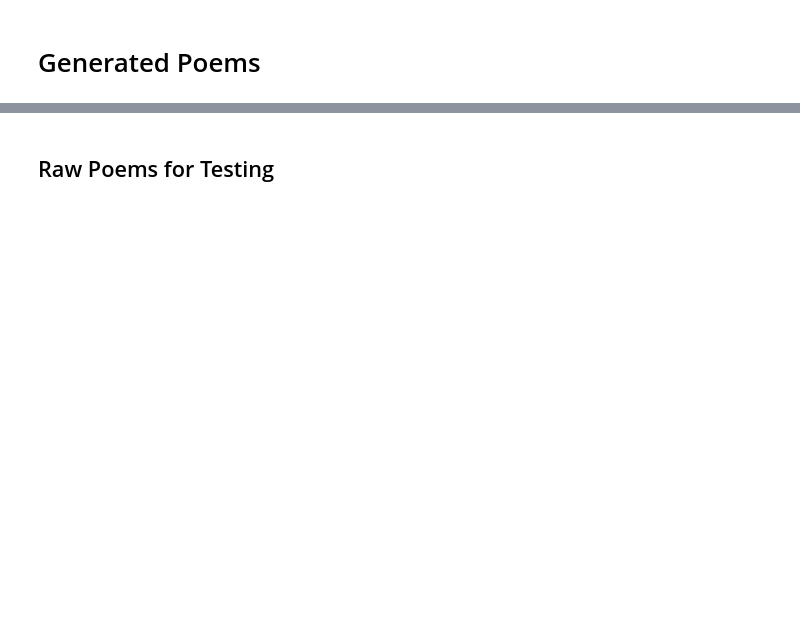
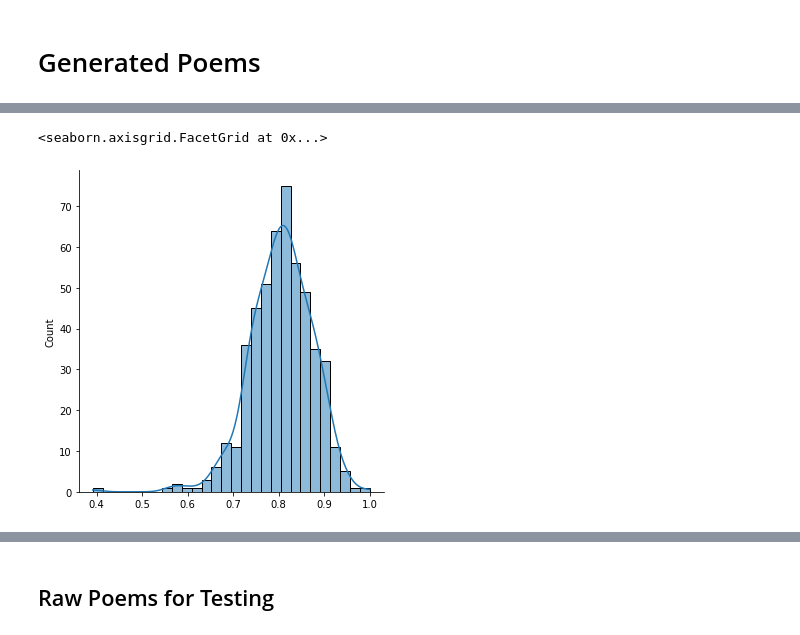
Before and after one commit to coderalo/11785-automatic-poetry-generation, a Jupyter notebook: experimental/poem_selection.ipynb, the cells around one changed output, grey strips where cells are left out. Saved outputs shown, nothing was run; the diff lists cells and outputs as text; code cells hidden in the pictures; blank space fills up the shorter version.

```diff
--- a/experimental/poem_selection.ipynb
+++ b/experimental/poem_selection.ipynb
@@ -59,0 +67,25 @@ import os
+# %%
+def calculate_lexical_diversity(text):
+  """Given a tokenized text, calculate its lexical diversity.
+
+  :param text: list, tokenized text
+  :return: float, lexical diversity
+  """
+  return len(set(text)) / len(text)
+
+def calculate_lexical_diversities(poems):
+  """Calculate lexical diversity for a set of poems
+
+  :param poems: list, poems as strings
+  :return: list, lexical diversities (decimals)
+  """
+  lexical_diversity = []
+  for poem in poems:
+    # flatten each poem into a line
+    flattened_poem = ' '.join(poem)
+
+    # tokenize
+    tokens = nltk.word_tokenize(flattened_poem)
+
+    lexical_diversity.append(calculate_lexical_diversity(tokens))
+  return np.array(lexical_diversity)
@@ -87,6 +166,7 @@ len(poems_json['limericks'])
 # Generated Poems
 # %%
 def generated_poems(fname):
+  """Cleans up generated poems and into a list of strings and calculates lexical diversity"""
   # read file
   with open(fname) as f:
     lines = f.readlines()
@@ -106,15 +186,6 @@ def generated_poems(fname):
 
   lexical_diversity = calculate_lexical_diversities(poems)
 
-  i_most_diverse = np.argmax(lexical_diversity)
-  i_least_diverse = np.argmin(lexical_diversity)
-
-  print(f'Number of poems: {len(poems)}\n Lexical Diversity:\n  Mean: {np.round(np.mean(lexical_diversity) * 100)}%\n  Max: {np.round(np.max(lexical_diversity)* 100)}%\n  Min: {np.round(np.min(lexical_diversity) * 100)}%')
-
-  print(f'\nLexical Diversity: {np.round(lexical_diversity[i_most_diverse]*100)}%\n', format_poem(poems[i_most_diverse]))
-
-  print(f'\nLexical Diversity: {np.round(lexical_diversity[i_least_diverse]*100)}%\n', format_poem(poems[i_least_diverse]))
-
   return poems, lexical_diversity
 # %%
 free_form_poems, free_form_ld = generated_poems('free_form.txt')
@@ -141,2 +215,7 @@ were they faded? were they faded? were they blurbed
+# %%
+sns.displot(free_form_ld, kde=True)
+# %% [output]
+<seaborn.axisgrid.FacetGrid at 0x...>
+[figure, added]
 # %%
 once_poems, once_ld = generated_poems('once_upon_a_time.txt')
```
Also changed, not shown: parts of 35 cells of this notebook.
